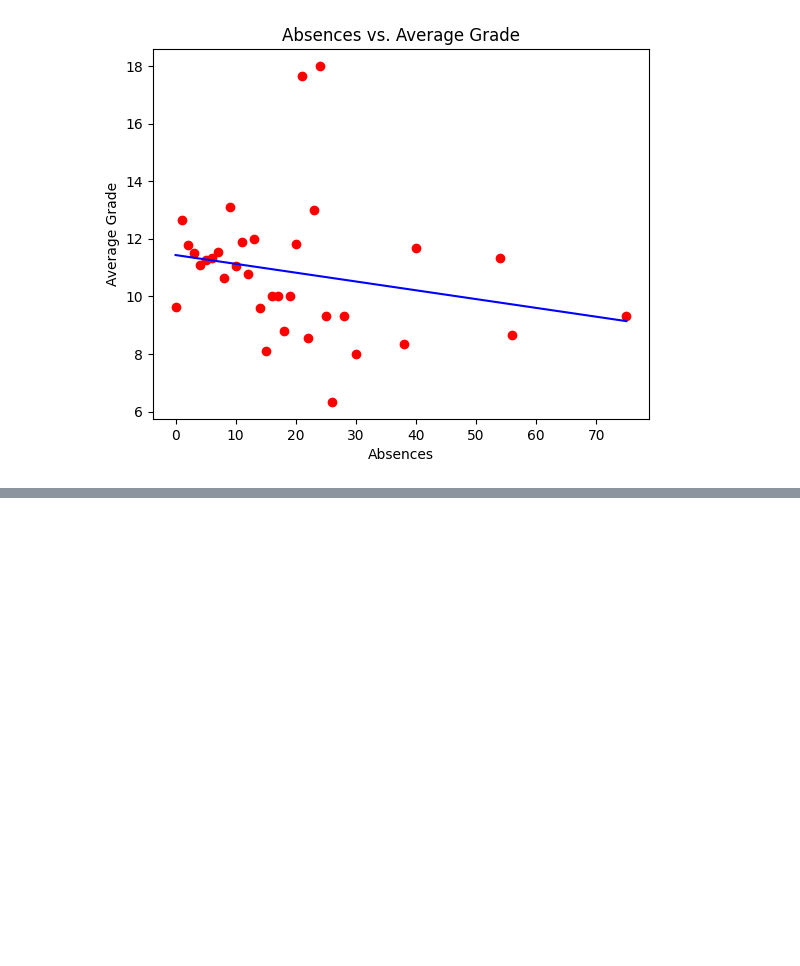
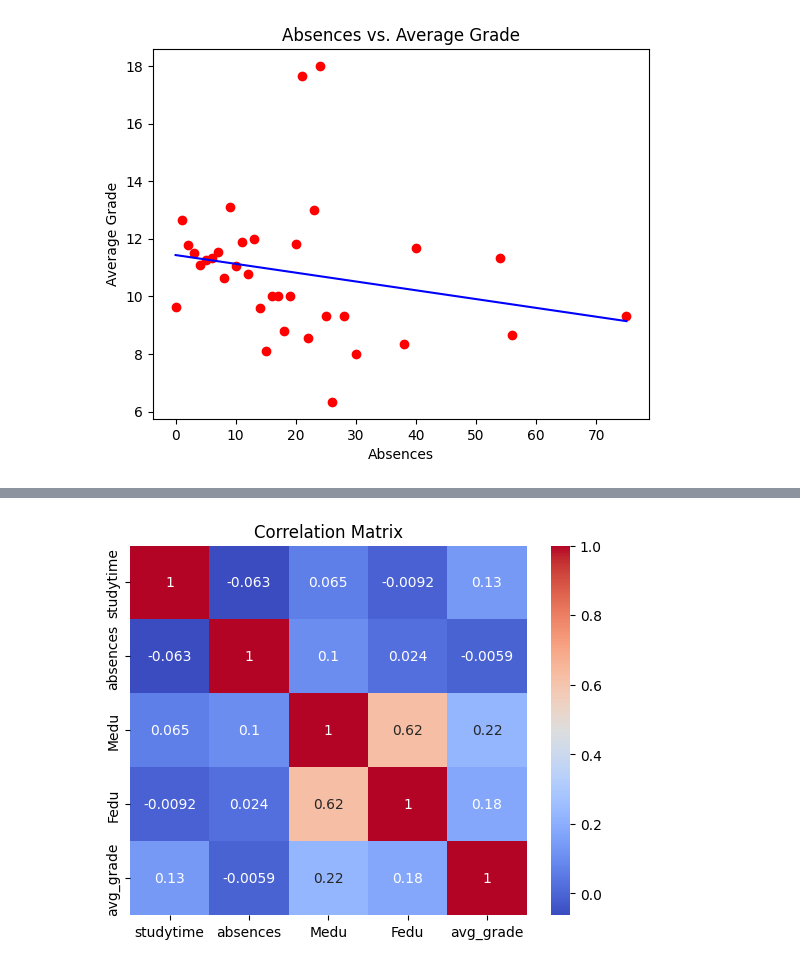
Before and after one commit to suguru-o5/ds-0924, a Jupyter notebook: ds203/final-project/final-project.ipynb, the cells around one changed output, grey strips where cells are left out. Drawn from its saved outputs; the diff is of its cells as text; code cells hidden in the pictures; blank space fills up the shorter version.

```diff
--- a/ds203/final-project/final-project.ipynb
+++ b/ds203/final-project/final-project.ipynb
@@ -80,0 +56,15 @@ plt.show()
+# %%
+import pandas as pd
+import seaborn as sns
+import matplotlib.pyplot as plt
+
+data = pd.read_csv("csvs/all_factors.csv")
+df = pd.DataFrame(data)
+
+correlation_matrix = df.corr()
+
+sns.heatmap(correlation_matrix, annot=True, cmap="coolwarm")
+plt.title("Correlation Matrix")
+plt.show()
+# %% [output]
+[figure, added]
```
Also changed, not shown: parts of 11 cells of this notebook, 17 other files.
